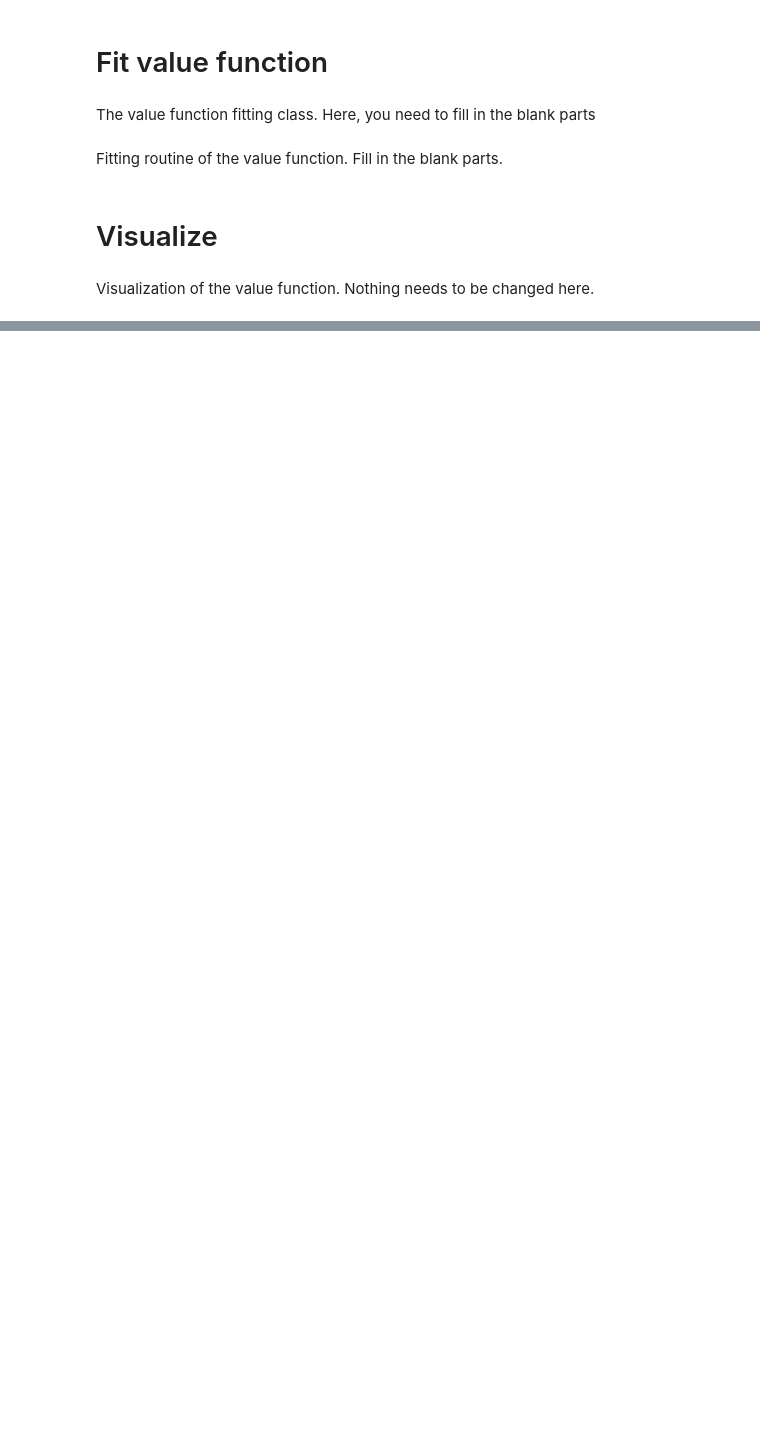
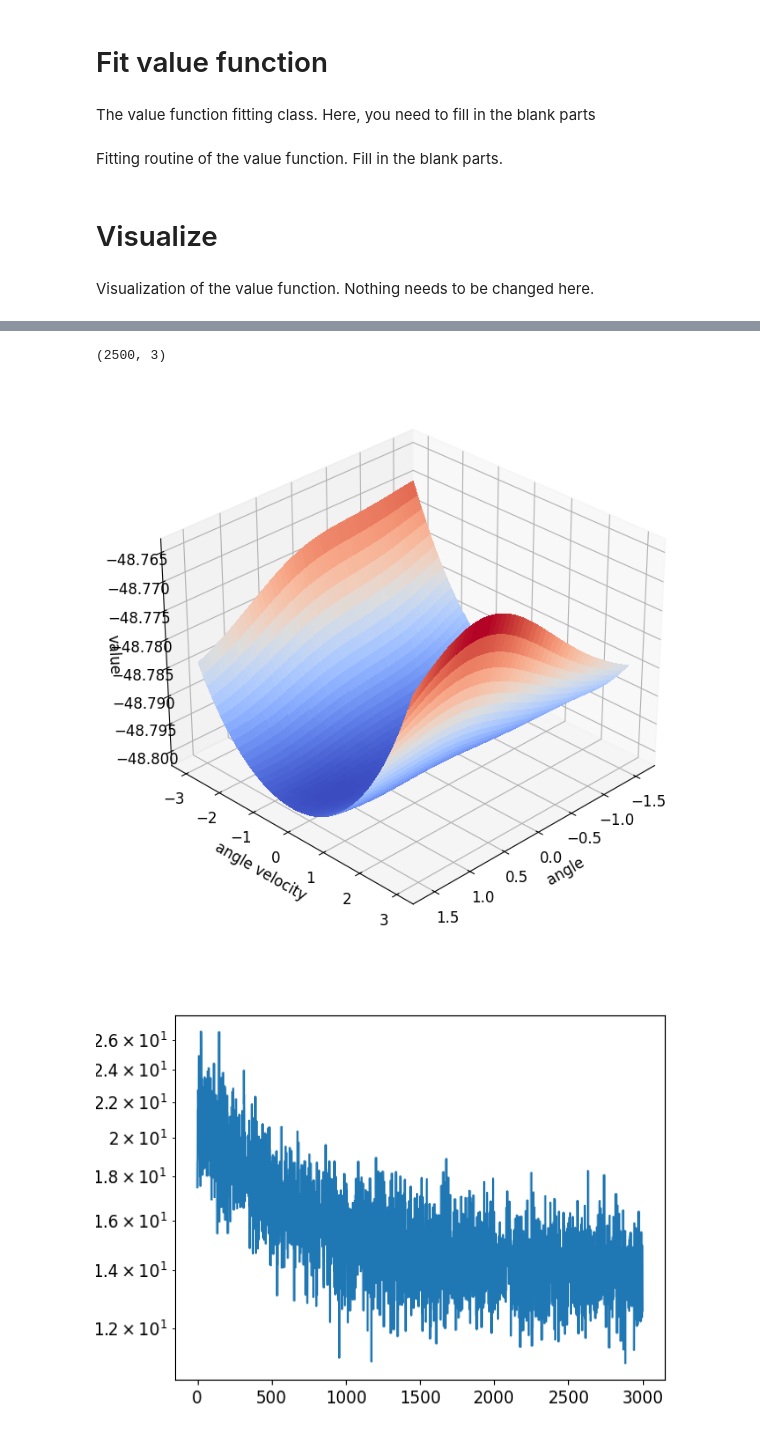
Before and after one commit to SahitiC/RL_course, a Jupyter notebook: Homework6/6_gym_valueapprox/value_approx.ipynb, the cells around one changed output, grey strips where cells are left out. Saved outputs shown, nothing was run; the diff lists cells and outputs as text; code cells hidden in the pictures; blank space fills up the shorter version.

```diff
--- a/Homework6/6_gym_valueapprox/value_approx.ipynb
+++ b/Homework6/6_gym_valueapprox/value_approx.ipynb
@@ -94,10 +93,10 @@ class ValueFunction(Feedforward):
 
         # so this class is already a neural network, see feedforward.py
         # add and optimizer here (e.g. Adam with lr = 0.0002, eps=0.000001)
-        self.optimizer = None
+        self.optimizer = torch.optim.Adam(self.parameters(), lr = 0.0002, eps = 0.000001)
 
         # add a loss function here
-        self.loss = None
+        self.loss = torch.nn.MSELoss()
 
     def fit(self, observations, targets):
         # Add one training step here.
@@ -107,6 +106,13 @@ class ValueFunction(Feedforward):
         # Hints:
         # convert the inputs into torch tensors with torch.from_numpy
         # use self.forward(input) to make a prediction to be used in the loss
+        inputs = torch.from_numpy(np.stack(observations).astype(np.float32))
+        output = self.forward(inputs)
+
+        # calculate loss and back-prop
+        loss = self.loss(output, targets)
+        loss.backward()
+        self.optimizer.step()
 
         # return the current loss
         return loss.item()
@@ -170,0 +184,9 @@ def plot_value_function(value_function):
+# %%
+# gamma=0.95
+valuefunc = ValueFunction(observation_dim=env.observation_space.shape[0])
+fit_value(iter_fit=3000, gamma=0.95)
+plot_value_function(valuefunc) # plot value function after learning
+# %% [output]
+(2500, 3)
+[figure, added]
+[figure, added]
```
Also changed, not shown: parts of 7 cells of this notebook, 1 other file.
